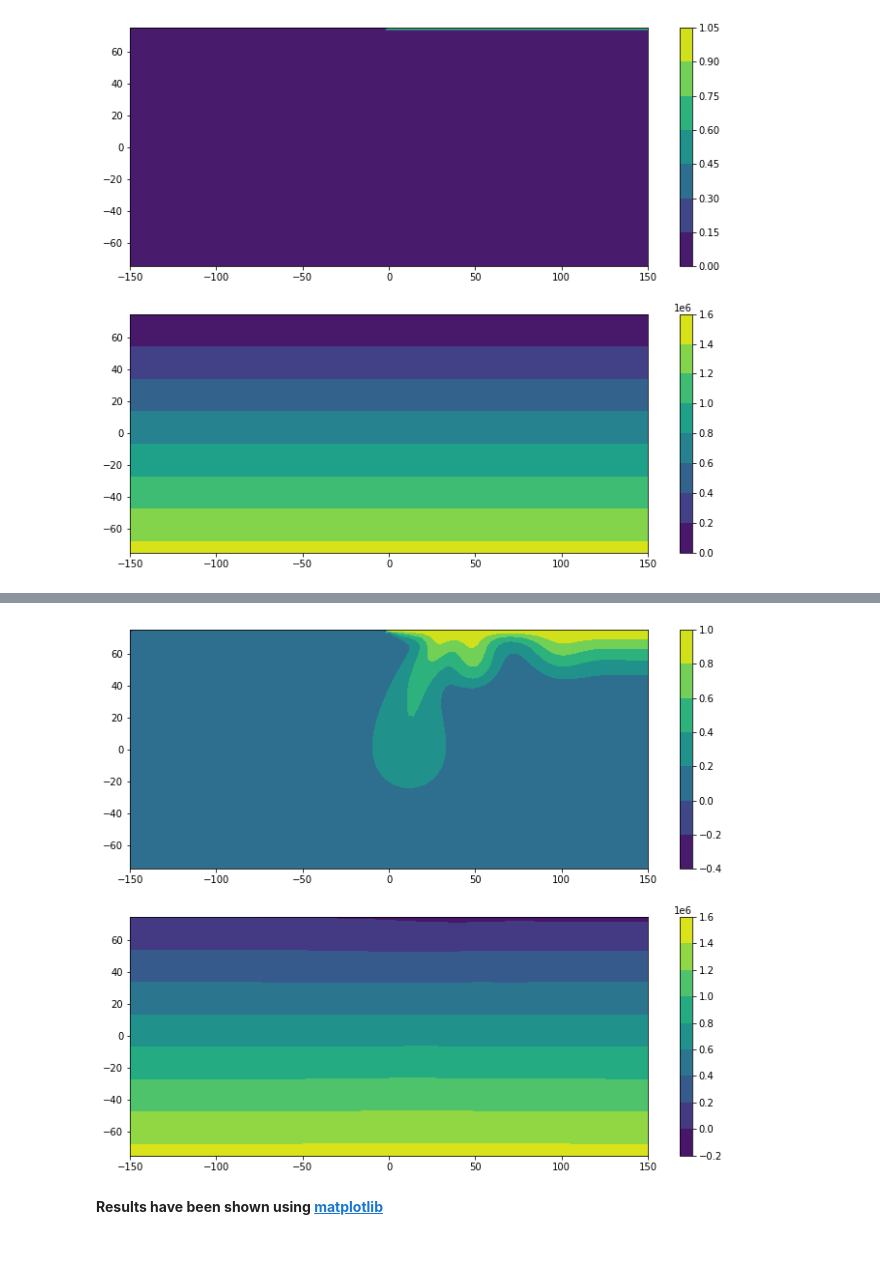
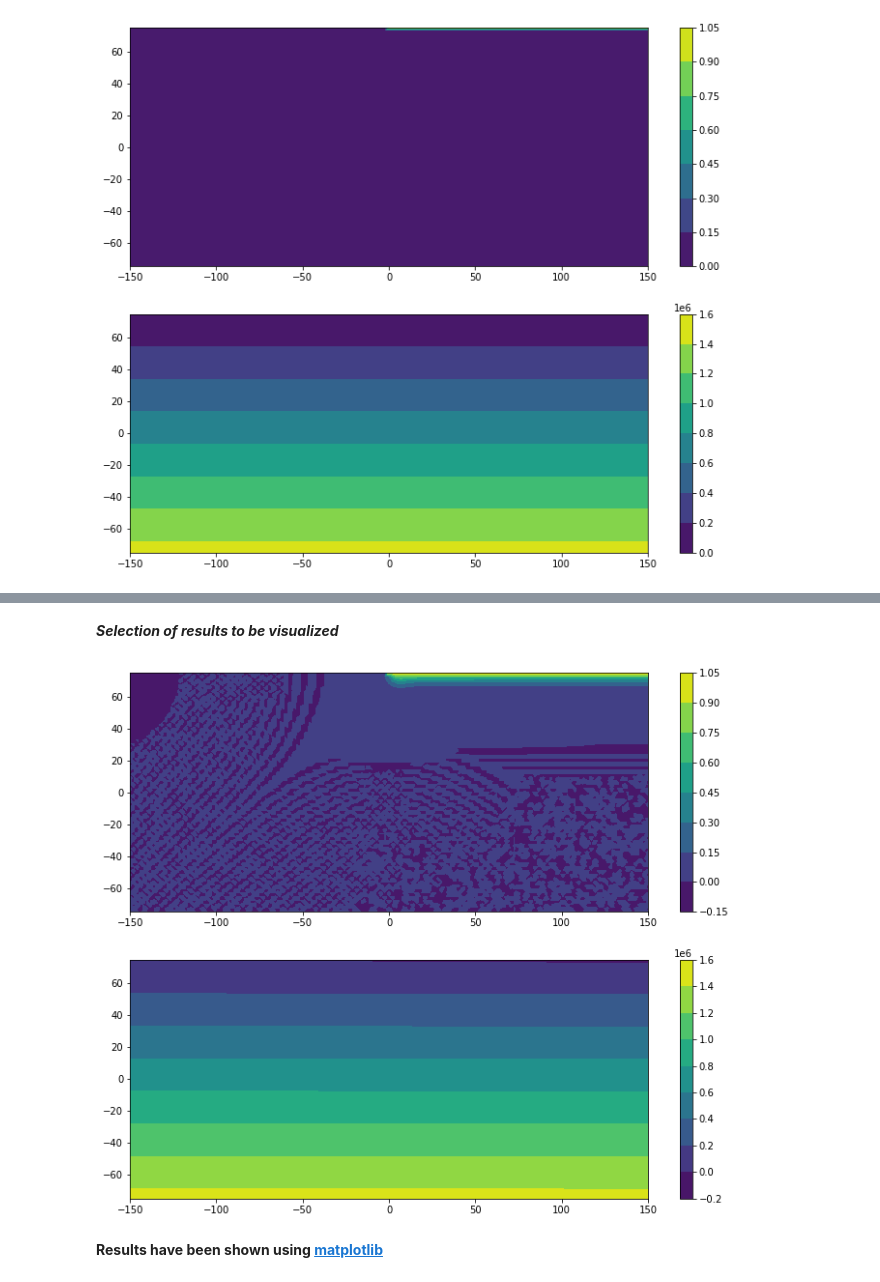
Before and after one commit to OlafKolditz/ogs-jupyter-lab, a Jupyter notebook: elder/ogs-jupyter-lab-elder.ipynb, the cells around one changed output, grey strips where cells are left out. Cells and saved outputs as stored; diff of their text form; code cells hidden in the pictures; blank space fills up the shorter version.

```diff
--- a/elder/ogs-jupyter-lab-elder.ipynb
+++ b/elder/ogs-jupyter-lab-elder.ipynb
@@ -114,13 +104,15 @@ for step in timesteps: print(int(step))
+# %% [markdown]
+***Selection of results to be visualized***
 # %%
 # Choose one of the listed timesteps to be displayed
-timestep = 280
+timestep = 20
 
 # Show data from choosen timestep
 fig, ax = plt.subplots(nrows=2, figsize=(12,10), num=1)
 filename_update(timestep)
 triang, data = triangulate(vtu_file)
 update_figure(triang, data)
 # %% [output]
-[figure, old version]
+[figure, new version]
 # %% [markdown]
 **Results have been shown using [matplotlib](https://matplotlib.org/)**
```
Also changed, not shown: parts of 8 cells of this notebook.
